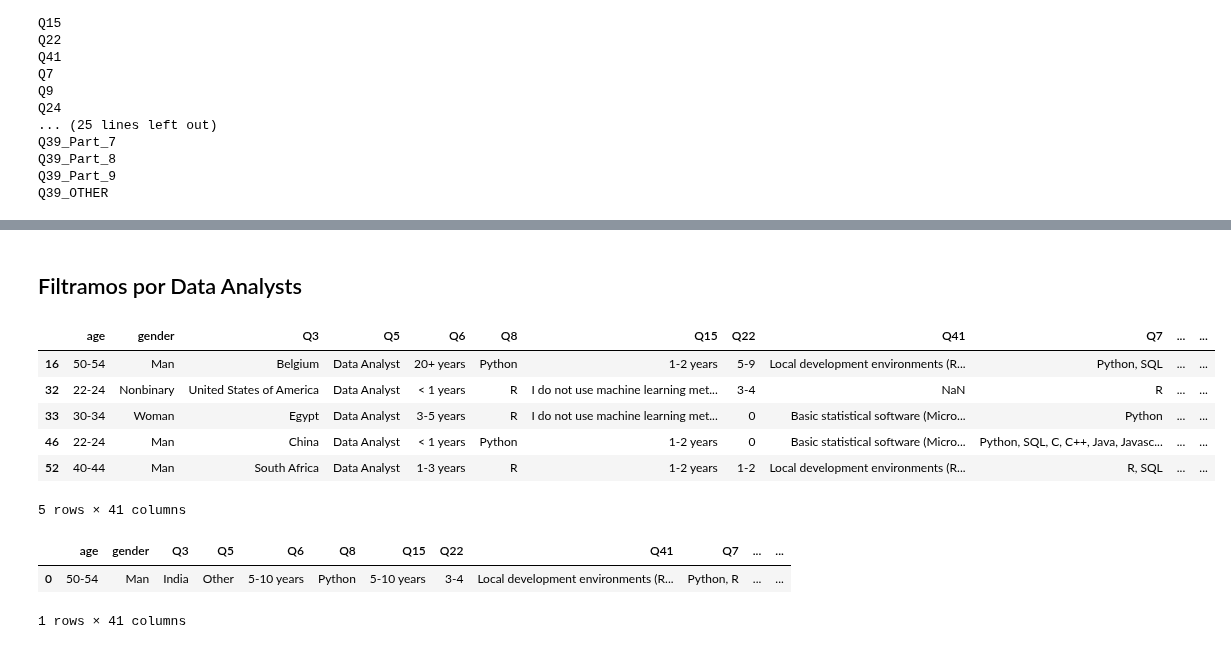
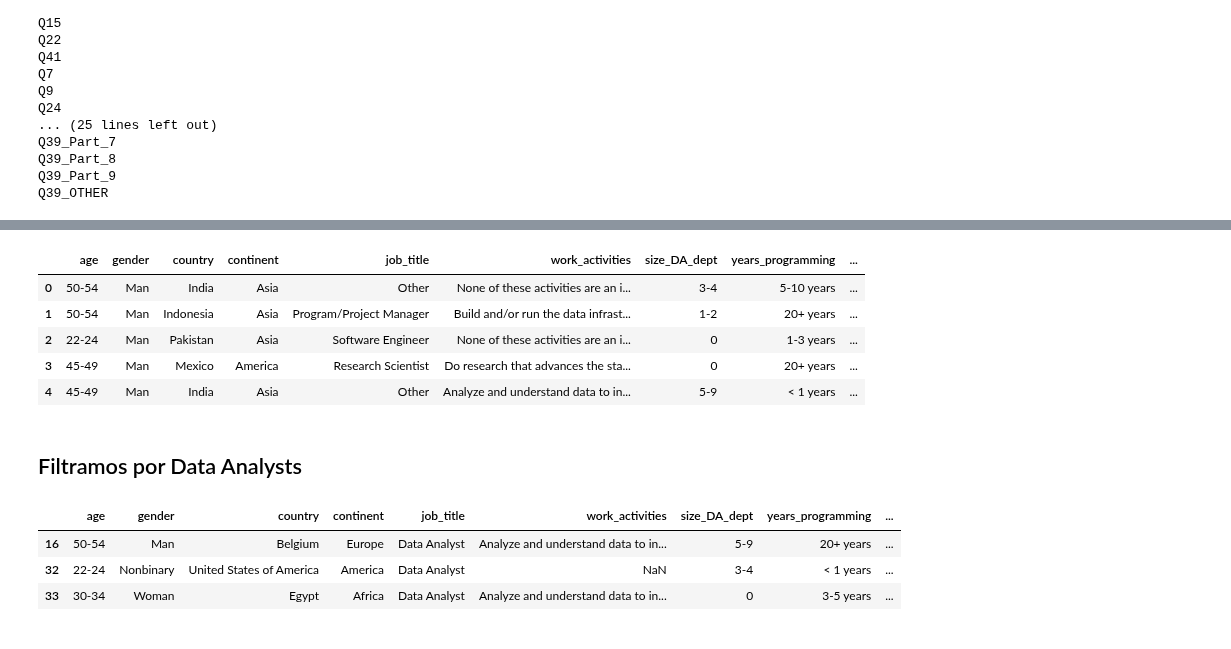
Before and after one commit to Adalab/project-da-promo-d-module-2-team-2-, a Jupyter notebook: notebooks/limpieza.ipynb, the cells around one changed output, grey strips where cells are left out. Cells and saved outputs as stored; diff of their text form; code cells hidden in the pictures.

Commit message:
creado columna continentes, remnombrado y reordenados columnas

```diff
--- a/notebooks/limpieza.ipynb
+++ b/notebooks/limpieza.ipynb
@@ -190,0 +238,2 @@ df_unido.to_csv('../datos/datos_limpios.csv')
+# %%
+df_limpio['continent'] = np.select(lista_condicion, lista_opciones)
@@ -190,0 +337,3 @@ df_unido.to_csv('../datos/datos_limpios.csv')
+# %%
+df_limpio.rename(columns=diccionario_nombres, inplace=True)
+df_limpio.head(2)
@@ -190,0 +408,10 @@ df_unido.to_csv('../datos/datos_limpios.csv')
+# %%
+df_limpio = df_limpio.reindex(columns=nuevo_orden)
+df_limpio.head()
+# %% [output]
+|  | age | gender | country | continent | job_title | work_activities | size_DA_dept | years_programming | ... |
+| 0 | 50-54 | Man | India | Asia | Other | None of these activities are an i... | 3-4 | 5-10 years | ... |
+| 1 | 50-54 | Man | Indonesia | Asia | Program/Project Manager | Build and/or run the data infrast... | 1-2 | 20+ years | ... |
+| 2 | 22-24 | Man | Pakistan | Asia | Software Engineer | None of these activities are an i... | 0 | 1-3 years | ... |
+| 3 | 45-49 | Man | Mexico | America | Research Scientist | Do research that advances the sta... | 0 | 20+ years | ... |
+| 4 | 45-49 | Man | India | Asia | Other | Analyze and understand data to in... | 5-9 | < 1 years | ... |
@@ -193,23 +422,14 @@ df_unido.to_csv('../datos/datos_limpios.csv')
 # %%
 # filtramos el nuevo dataframe unido por respuestas de personas que se identifican como
 # Business Analyst o Data Analyst
-df_da_ba = df_unido[(df_unido ["Q5"] == "Business Analyst") | (df_unido ["Q5"] == "Data Analyst")]
+df_da_ba = df_limpio[(df_limpio ["job_title"] == "Business Analyst") | (df_limpio ["job_title"] == "Data Analyst")]
 # %%
-df_da_ba.head()
+df_da_ba.head(3)
 # %% [output]
-|  | age | gender | Q3 | Q5 | Q6 | Q8 | Q15 | Q22 | Q41 | Q7 | ... | ... |
-| 16 | 50-54 | Man | Belgium | Data Analyst | 20+ years | Python | 1-2 years | 5-9 | Local development environments (R... | Python, SQL | ... | ... |
-| 32 | 22-24 | Nonbinary | United States of America | Data Analyst | < 1 years | R | I do not use machine learning met... | 3-4 | NaN | R | ... | ... |
-| 33 | 30-34 | Woman | Egypt | Data Analyst | 3-5 years | R | I do not use machine learning met... | 0 | Basic statistical software (Micro... | Python | ... | ... |
-| 46 | 22-24 | Man | China | Data Analyst | < 1 years | Python | 1-2 years | 0 | Basic statistical software (Micro... | Python, SQL, C, C++, Java, Javasc... | ... | ... |
-| 52 | 40-44 | Man | South Africa | Data Analyst | 1-3 years | R | 1-2 years | 1-2 | Local development environments (R... | R, SQL | ... | ... |
+|  | age | gender | country | continent | job_title | work_activities | size_DA_dept | years_programming | ... |
+| 16 | 50-54 | Man | Belgium | Europe | Data Analyst | Analyze and understand data to in... | 5-9 | 20+ years | ... |
+| 32 | 22-24 | Nonbinary | United States of America | America | Data Analyst | NaN | 3-4 | < 1 years | ... |
+| 33 | 30-34 | Woman | Egypt | Africa | Data Analyst | Analyze and understand data to in... | 0 | 3-5 years | ... |
-5 rows × 41 columns
 # %%
 # guardamos los datos unidos con las columnas eliminadas en un archivo de csv
 df_da_ba.to_csv('../datos/datos_da_ba.csv')
-# %%
-df_unido.head(1)
-# %% [output]
-|  | age | gender | Q3 | Q5 | Q6 | Q8 | Q15 | Q22 | Q41 | Q7 | ... | ... |
-| 0 | 50-54 | Man | India | Other | 5-10 years | Python | 5-10 years | 3-4 | Local development environments (R... | Python, R | ... | ... |
-1 rows × 41 columns
```
Also changed, not shown: parts of 23 cells of this notebook, 2 other files.
